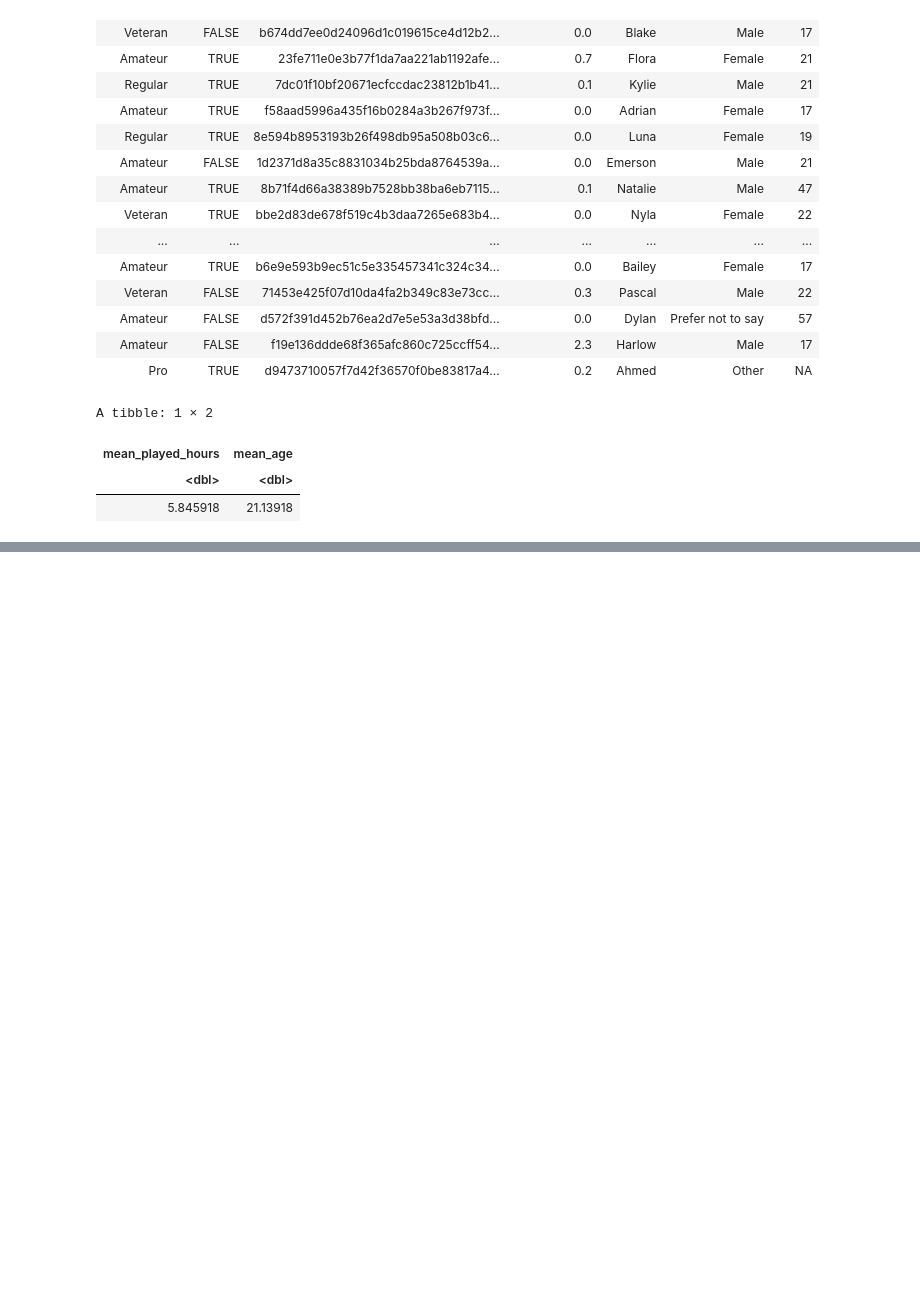
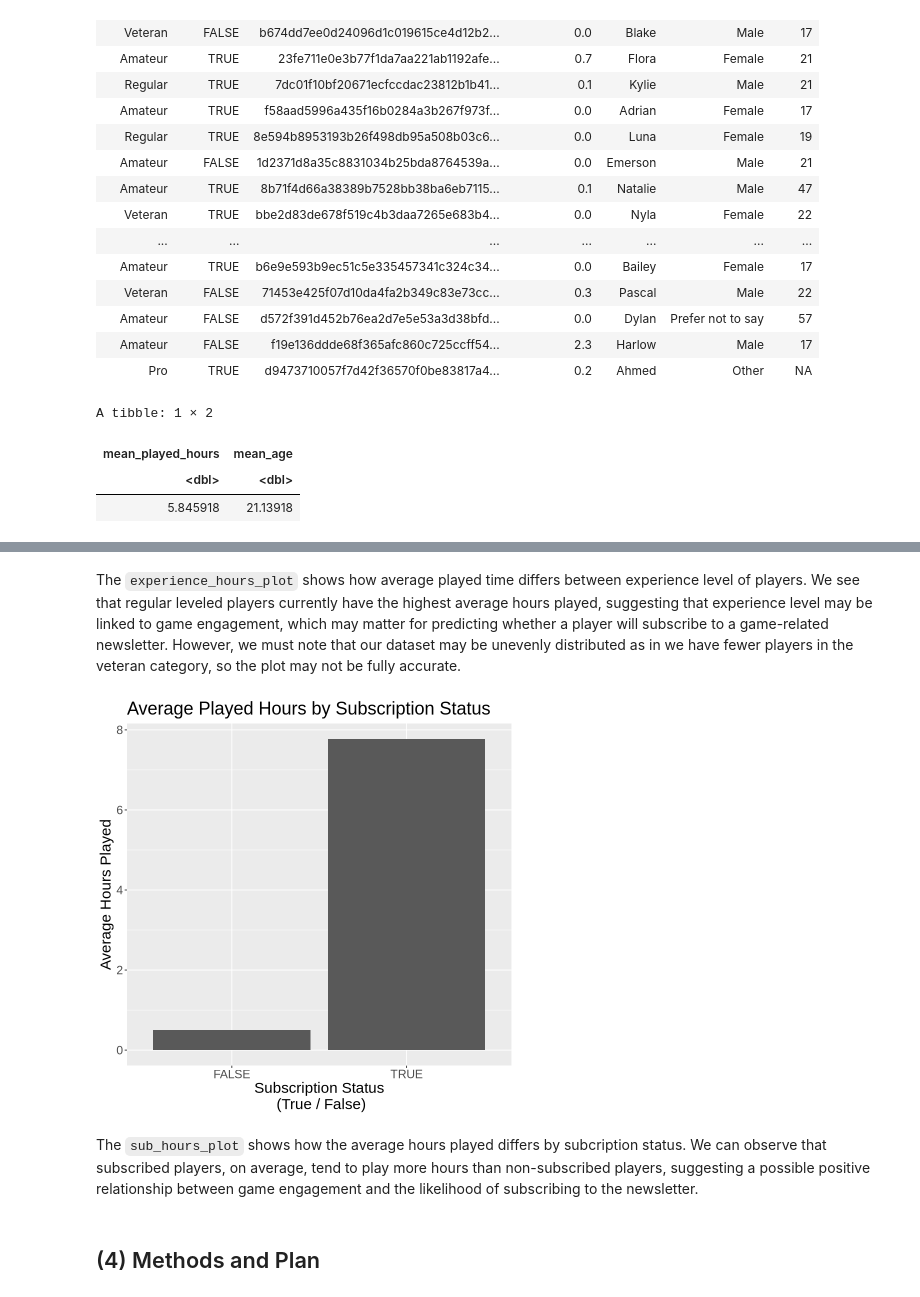
Before and after one commit to kristyluna2006/Project_Planning_Individual, a Jupyter notebook: Project Planning.ipynb, the cells around one changed output, grey strips where cells are left out. Drawn from its saved outputs; the diff is of its cells as text; code cells hidden in the pictures; blank space fills up the shorter version.

```diff
--- a/Project Planning.ipynb
+++ b/Project Planning.ipynb
@@ -259,0 +240,22 @@ experience_hours_plot
+# %% [markdown]
+The `experience_hours_plot` shows how average played time differs between experience level of players. We see that regular leveled players currently have the highest average hours played, suggesting that experience level may be linked to game engagement, which may matter for predicting whether a player will subscribe to a game-related newsletter. However, we must note that our dataset may be unevenly distributed as in we have fewer players in the veteran category, so the plot may not be fully accurate.
+# %%
+sub_hours_summary <- players |>
+            group_by(subscribe) |>
+            summarise(mean_hours = mean(played_hours, na.rm = TRUE))
+sub_hours_plot <- sub_hours_summary |>
+                ggplot(aes(x = subscribe, y = mean_hours)) +
+                geom_bar(stat = "identity") +
+              labs(
+                title = "Average Played Hours by Subscription Status",
+                x = "Subscription Status\n (True / False)",
+                y = "Average Hours Played") +
+            theme(text = element_text(size = 18))
+sub_hours_plot
+# %% [output]
+[figure, added]
+# %% [markdown]
+The `sub_hours_plot` shows how the average hours played differs by subcription status. We can observe that subscribed players, on average, tend to play more hours than non-subscribed players, suggesting a possible positive relationship between game engagement and the likelihood of subscribing to the newsletter.
+# %% [markdown]
+(4) Methods and Plan
+-
```
Also changed, not shown: parts of 5 cells of this notebook.
